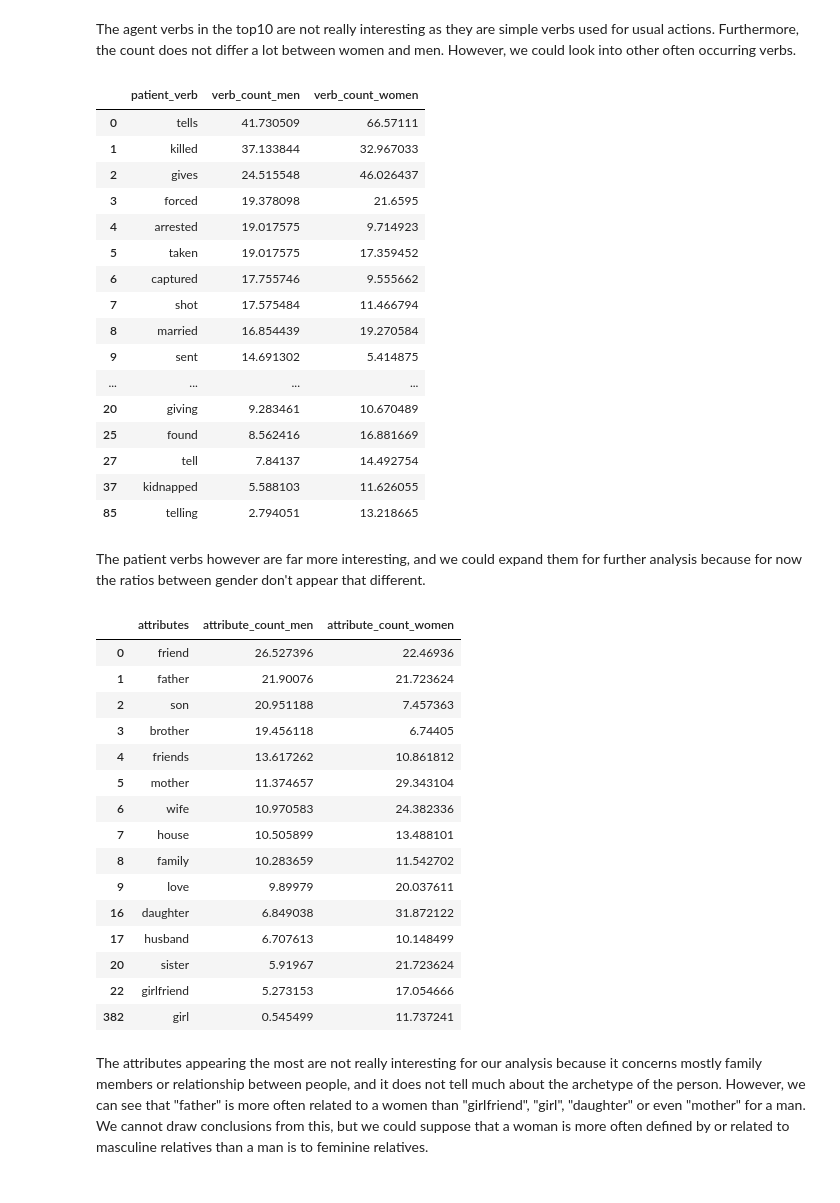
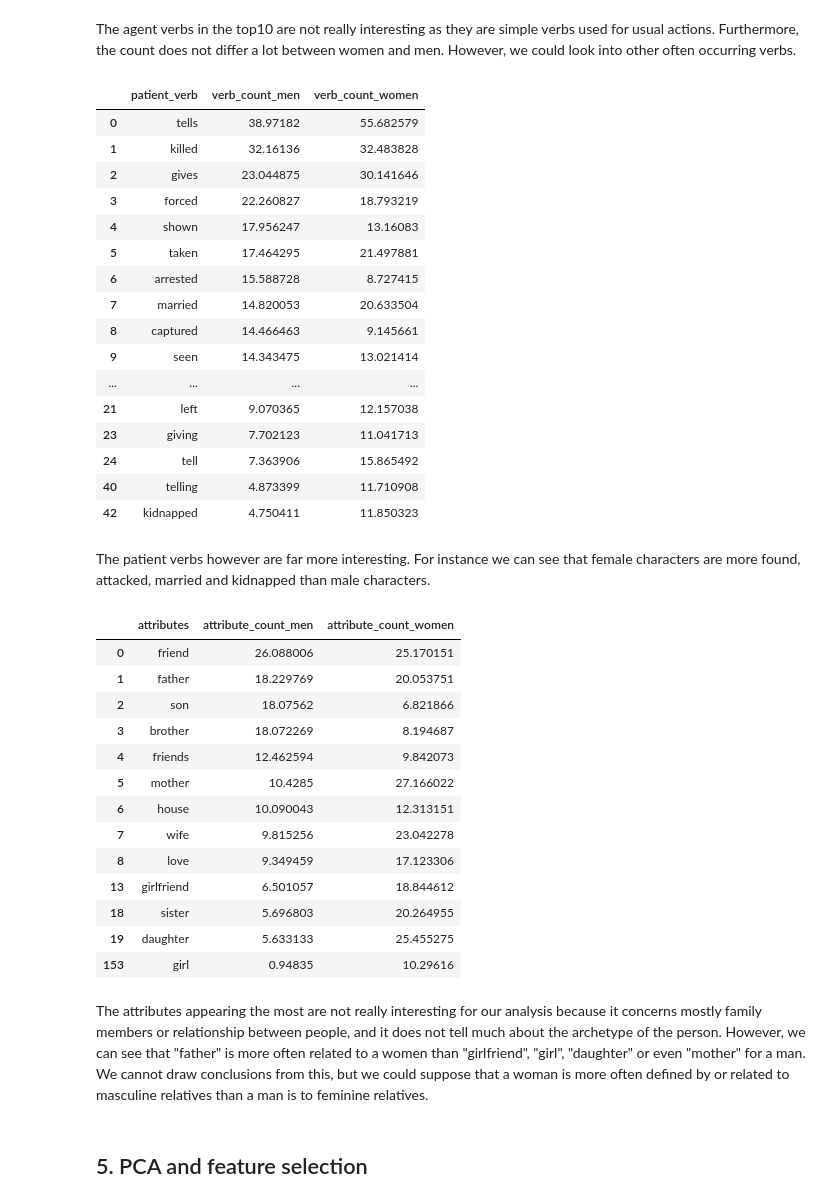
Before and after one commit to epfl-ada/ada-2022-project-utopiansky2022, a Jupyter notebook: main.ipynb, the cells around one changed output. Drawn from its saved outputs; the diff is of its cells as text; code cells hidden in the pictures.

```diff
--- a/main.ipynb
+++ b/main.ipynb
@@ -469,13 +490,8 @@ df_NLP = Analyse_Plots(df_plots_filt, nlp)
 df_NLP.to_csv(data_folder + "Plot_NLP_Analysis.csv", sep='\t', header=None)
 # %%
 # Loading the data obtained from the NLP pipeline:
-df_1 = pd.read_csv(data_folder + "Plot_NLP_Analysis_0_14100.csv", sep='\t', header = None)
-df_2 = pd.read_csv(data_folder + "Plot_NLP_Analysis_14101_23201.csv", sep='\t', header = None)
-df_3 = pd.read_csv(data_folder + "Plot_NLP_Analysis23202-42302.csv", sep='\t', header = None)
-df_1 = df_1.drop(columns=0)
-df_2 = df_2.drop(columns=0)
-df_3 = df_3.drop(columns=0)
-clusters_df = pd.concat([df_1, df_2, df_3], ignore_index=True)
+clusters_df = pd.read_csv(data_folder + "Plot_NLP_Analysis.csv", sep='\t', header = None)
+clusters_df = clusters_df.drop(columns=0)
 clusters_df.columns = ('Wikipedia movie ID', 'Character partial name', 'Agent Verbs', 'Patient Verbs', 'Attributes')
 # %%
 clusters_df
@@ -654,5 +695,6 @@ Here, we can see that it depicts a quite satisfying big picture of the character
 # %%
-CMdf = pd.read_csv(data_folder + 'Characters_Matched_DF_Clean.csv', sep='\t',index_col = 0)
+CMdf = pd.read_csv(data_folder + 'Characters_Matched_DF_Clean_181122.csv', sep='\t',index_col = 0)
+#Dataset created with the complete names of characters
 CMdf.columns = ['Wikipedia movie ID', 'Character name', 'Agent Verbs', 'Patient Verbs', 'Attributes']
 CMdf.reset_index(inplace = True,drop=True)
 CMdf.drop_duplicates(inplace = True)
@@ -888,56 +892,56 @@ common_patient_verbs = common_patient_verbs.loc[(common_patient_verbs['verb_coun
 common_patient_verbs
 # %% [output]
 |  | patient_verb | verb_count_men | verb_count_women |
-| 0 | tells | 41.730509 | 66.57111 |
-| 1 | killed | 37.133844 | 32.967033 |
-| 2 | gives | 24.515548 | 46.026437 |
-| 3 | forced | 19.378098 | 21.6595 |
-| 4 | arrested | 19.017575 | 9.714923 |
-| 5 | taken | 19.017575 | 17.359452 |
-| 6 | captured | 17.755746 | 9.555662 |
-| 7 | shot | 17.575484 | 11.466794 |
-| 8 | married | 16.854439 | 19.270584 |
-| 9 | sent | 14.691302 | 5.414875 |
+| 0 | tells | 38.97182 | 55.682579 |
+| 1 | killed | 32.16136 | 32.483828 |
+| 2 | gives | 23.044875 | 30.141646 |
+| 3 | forced | 22.260827 | 18.793219 |
+| 4 | shown | 17.956247 | 13.16083 |
+| 5 | taken | 17.464295 | 21.497881 |
+| 6 | arrested | 15.588728 | 8.727415 |
+| 7 | married | 14.820053 | 20.633504 |
+| 8 | captured | 14.466463 | 9.145661 |
+| 9 | seen | 14.343475 | 13.021414 |
 | ... | ... | ... | ... |
-| 20 | giving | 9.283461 | 10.670489 |
-| 25 | found | 8.562416 | 16.881669 |
-| 27 | tell | 7.84137 | 14.492754 |
-| 37 | kidnapped | 5.588103 | 11.626055 |
-| 85 | telling | 2.794051 | 13.218665 |
+| 21 | left | 9.070365 | 12.157038 |
+| 23 | giving | 7.702123 | 11.041713 |
+| 24 | tell | 7.363906 | 15.865492 |
+| 40 | telling | 4.873399 | 11.710908 |
+| 42 | kidnapped | 4.750411 | 11.850323 |
 # %% [markdown]
-The patient verbs however are far more interesting, and we could expand them for further analysis because for now the ratios between gender don't appear that different.
+The patient verbs however are far more interesting. For instance we can see that female characters are more found, attacked, married and kidnapped than male characters.
 # %%
 # This dataframe shows the top attributes for men and women above a certain threshold (for either of the genders)
 # The values have been normalised by the total number of words for each gender.
 
 common_attributes = pd.merge(left= men_attributes, right=women_attributes, how='inner', on= ['attributes'])
 common_attributes.set_axis(['attributes','attribute_count_men', 'attribute_count_women'], axis='columns', inplace=True)
 
 total_attributes_men = sum(common_attributes['attribute_count_men'])
 total_attributes_women = sum(common_attributes['attribute_count_women'])
 
 common_attributes['attribute_count_men'] = 1000*common_attributes['attribute_count_men']/total_attributes_men
 common_attributes['attribute_count_women'] = 1000*common_attributes['attribute_count_women']/total_attributes_women
 
 common_attributes = common_attributes.loc[(common_attributes['attribute_count_men']>=10) | (common_attributes['attribute_count_women']>=10)]
 
-common_attributes
+common_attributes.head(15)
 # %% [output]
 |  | attributes | attribute_count_men | attribute_count_women |
-| 0 | friend | 26.527396 | 22.46936 |
-| 1 | father | 21.90076 | 21.723624 |
-| 2 | son | 20.951188 | 7.457363 |
-| 3 | brother | 19.456118 | 6.74405 |
-| 4 | friends | 13.617262 | 10.861812 |
-| 5 | mother | 11.374657 | 29.343104 |
-| 6 | wife | 10.970583 | 24.382336 |
-| 7 | house | 10.505899 | 13.488101 |
-| 8 | family | 10.283659 | 11.542702 |
-| 9 | love | 9.89979 | 20.037611 |
-| 16 | daughter | 6.849038 | 31.872122 |
-| 17 | husband | 6.707613 | 10.148499 |
-| 20 | sister | 5.91967 | 21.723624 |
-| 22 | girlfriend | 5.273153 | 17.054666 |
-| 382 | girl | 0.545499 | 11.737241 |
+| 0 | friend | 26.088006 | 25.170151 |
+| 1 | father | 18.229769 | 20.053751 |
+| 2 | son | 18.07562 | 6.821866 |
+| 3 | brother | 18.072269 | 8.194687 |
+| 4 | friends | 12.462594 | 9.842073 |
+| 5 | mother | 10.4285 | 27.166022 |
+| 6 | house | 10.090043 | 12.313151 |
+| 7 | wife | 9.815256 | 23.042278 |
+| 8 | love | 9.349459 | 17.123306 |
+| 13 | girlfriend | 6.501057 | 18.844612 |
+| 18 | sister | 5.696803 | 20.264955 |
+| 19 | daughter | 5.633133 | 25.455275 |
+| 153 | girl | 0.94835 | 10.29616 |
 # %% [markdown]
 The attributes appearing the most are not really interesting for our analysis because it concerns mostly family members or relationship between people, and it does not tell much about the archetype of the person. However, we can see that "father" is more often related to a women than "girlfriend", "girl", "daughter" or even "mother" for a man. We cannot draw conclusions from this, but we could suppose that a woman is more often defined by or related to masculine relatives than a man is to feminine relatives.
+# %% [markdown]
+## 5. PCA and feature selection
```
Also changed, not shown: parts of 141 cells of this notebook, 2 other files.
